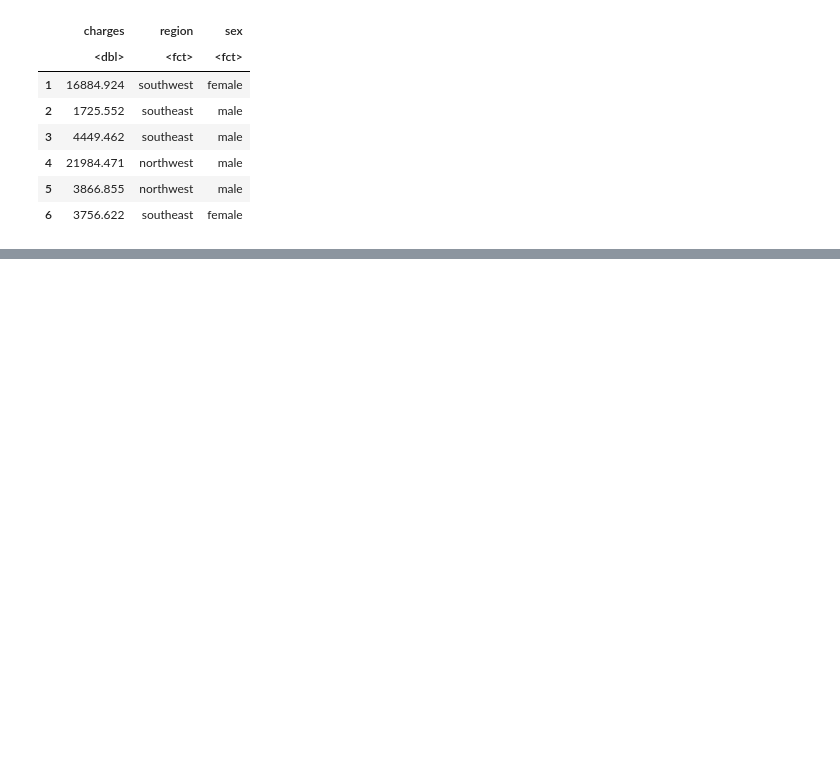
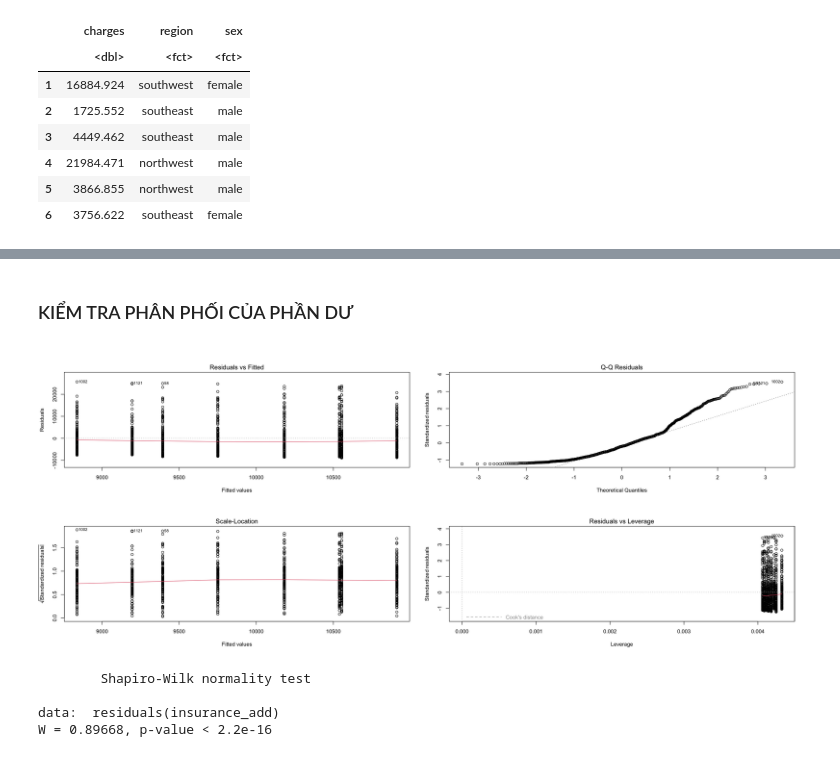
Before and after one commit to HoaPham119/Master, a Jupyter notebook: Mo_hinh_hoa_thong_ke/PhamThiHoa-anova-2factors/PhamThiHoa.ipynb, the cells around one changed output, grey strips where cells are left out. Drawn from its saved outputs; the diff is of its cells as text; code cells hidden in the pictures; blank space fills up the shorter version.

```diff
--- a/Mo_hinh_hoa_thong_ke/PhamThiHoa-anova-2factors/PhamThiHoa.ipynb
+++ b/Mo_hinh_hoa_thong_ke/PhamThiHoa-anova-2factors/PhamThiHoa.ipynb
@@ -176,0 +226,3 @@ legend("topleft", legend = levels(df$region), col = 1:4, lwd = 2, bty = "n", tit
+# %%
+insurance_add = aov(charges~region+sex, data = df)
+insurance_add
@@ -176,0 +257,15 @@ legend("topleft", legend = levels(df$region), col = 1:4, lwd = 2, bty = "n", tit
+# %% [markdown]
+### KIỂM TRA PHÂN PHỐI CỦA PHẦN DƯ
+# %%
+# Plot residuals
+par(mfrow = c(2, 2))
+plot(insurance_add)
+# %% [output]
+[figure, added]
+# %%
+shapiro.test(residuals(insurance_add))
+# %% [output]
+        Shapiro-Wilk normality test
+
+data:  residuals(insurance_add)
+W = 0.89668, p-value < 2.2e-16
```
Also changed, not shown: parts of 38 cells of this notebook, 2 other files.
